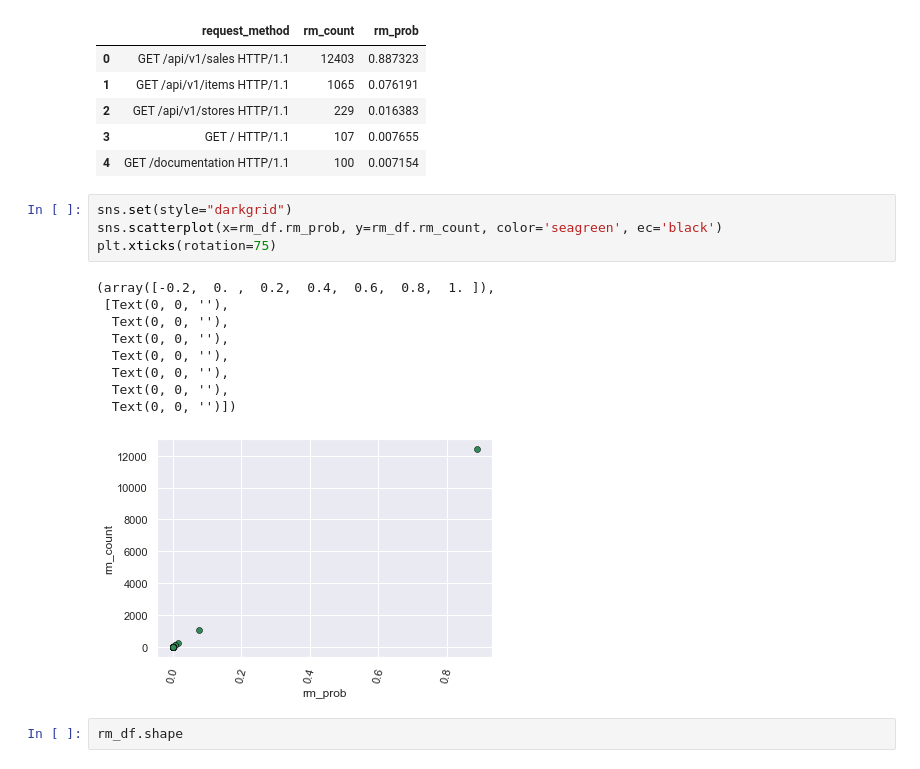
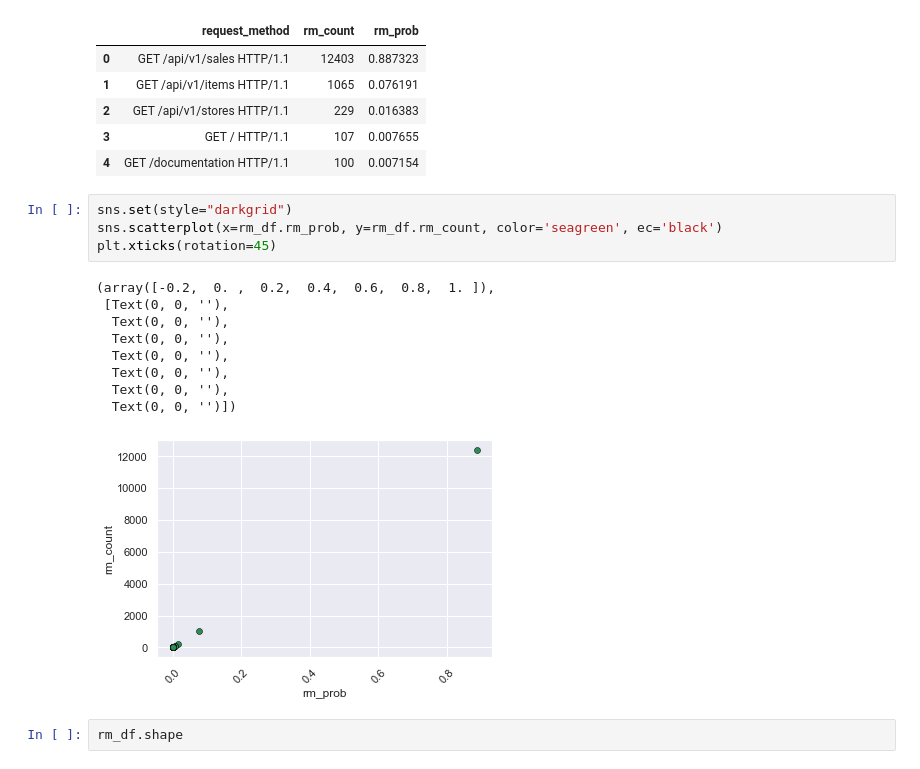
Before and after one commit to CaitlynCarney/anomaly-detection-exercises, a Jupyter notebook: discrete_prob_exercises.ipynb, the cells around one changed output. Drawn from its saved outputs; the diff is of its cells as text.

```diff
--- a/discrete_prob_exercises.ipynb
+++ b/discrete_prob_exercises.ipynb
@@ -240,17 +240,17 @@ rm_df.head()
 # %%
 sns.set(style="darkgrid")
 sns.scatterplot(x=rm_df.rm_prob, y=rm_df.rm_count, color='seagreen', ec='black')
-plt.xticks(rotation=75)
+plt.xticks(rotation=45)
 # %% [output]
 (array([-0.2,  0. ,  0.2,  0.4,  0.6,  0.8,  1. ]),
  [Text(0, 0, ''),
   Text(0, 0, ''),
   Text(0, 0, ''),
   Text(0, 0, ''),
   Text(0, 0, ''),
   Text(0, 0, ''),
   Text(0, 0, '')])
-[figure, old version]
+[figure, new version]
 # %%
 rm_df.shape
 # %% [output]
```
Also changed, not shown: parts of 3 cells of this notebook.
